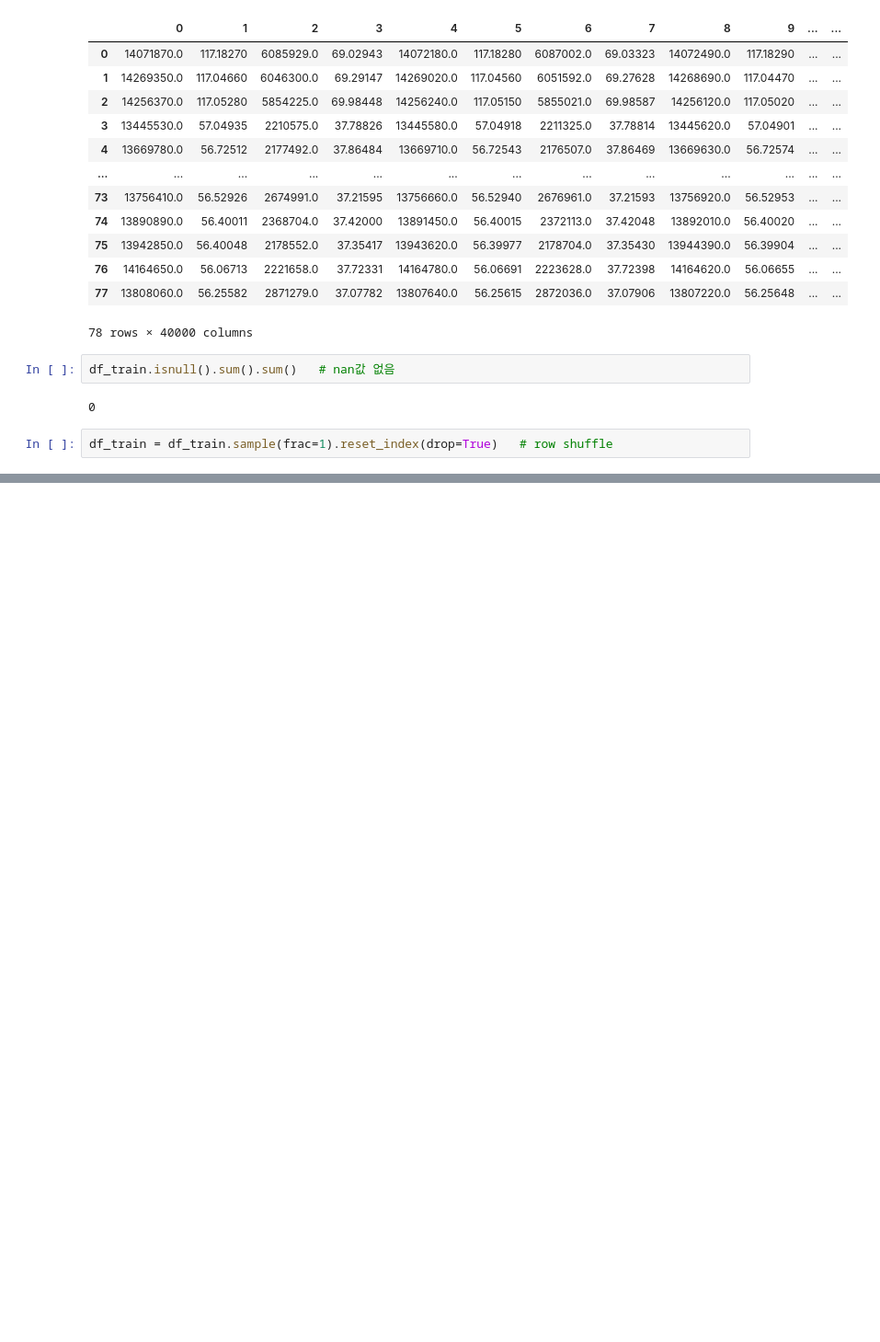
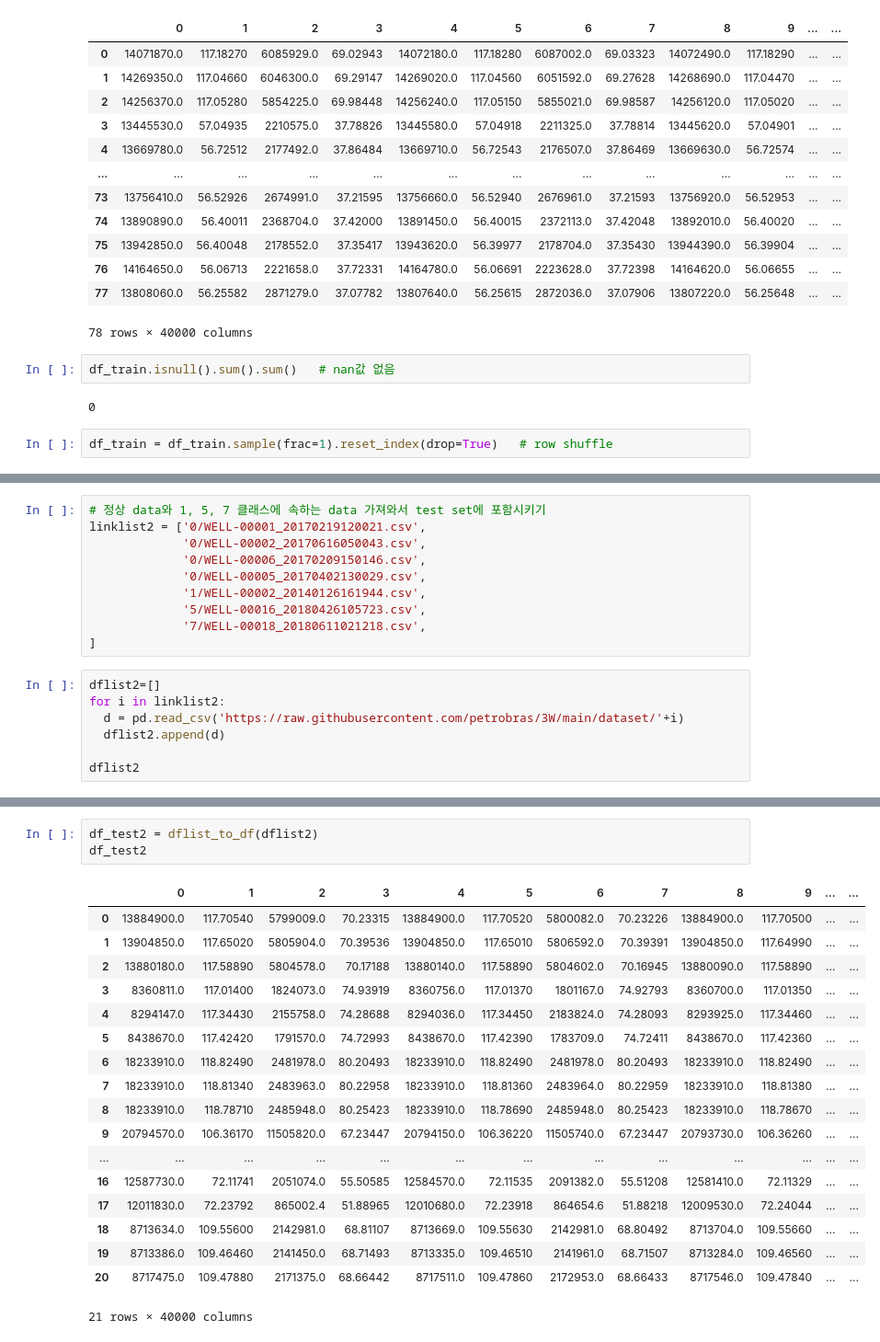
Before and after one commit to Felix-Silas/Oil_Extraction_Anomaly_Detection, a Jupyter notebook: 3rd_Anomaly.ipynb, the cells around one changed output, grey strips where cells are left out. Shown at 92% size. Drawn from its saved outputs; the diff is of its cells as text; blank space fills up the shorter version.

```diff
--- a/3rd_Anomaly.ipynb
+++ b/3rd_Anomaly.ipynb
@@ -164,0 +200,17 @@ df_train = df_train.sample(frac=1).reset_index(drop=True)   # row shuffle
+# %%
+# 정상 data와 1, 5, 7 클래스에 속하는 data 가져와서 test set에 포함시키기
+linklist2 = ['0/WELL-00001_20170219120021.csv',
+             '0/WELL-00002_20170616050043.csv',
+             '0/WELL-00006_20170209150146.csv',
+             '0/WELL-00005_20170402130029.csv',
+             '1/WELL-00002_20140126161944.csv',
+             '5/WELL-00016_20180426105723.csv',
+             '7/WELL-00018_20180611021218.csv',
+]
+# %%
+dflist2=[]
+for i in linklist2:
+  d = pd.read_csv('https://raw.githubusercontent.com/petrobras/3W/main/dataset/'+i)
+  dflist2.append(d)
+
+dflist2
@@ -164,0 +256,22 @@ df_train = df_train.sample(frac=1).reset_index(drop=True)   # row shuffle
+# %%
+df_test2 = dflist_to_df(dflist2)
+df_test2
+# %% [output]
+|  | 0 | 1 | 2 | 3 | 4 | 5 | 6 | 7 | 8 | 9 | ... | ... |
+| 0 | 13884900.0 | 117.70540 | 5799009.0 | 70.23315 | 13884900.0 | 117.70520 | 5800082.0 | 70.23226 | 13884900.0 | 117.70500 | ... | ... |
+| 1 | 13904850.0 | 117.65020 | 5805904.0 | 70.39536 | 13904850.0 | 117.65010 | 5806592.0 | 70.39391 | 13904850.0 | 117.64990 | ... | ... |
+| 2 | 13880180.0 | 117.58890 | 5804578.0 | 70.17188 | 13880140.0 | 117.58890 | 5804602.0 | 70.16945 | 13880090.0 | 117.58890 | ... | ... |
+| 3 | 8360811.0 | 117.01400 | 1824073.0 | 74.93919 | 8360756.0 | 117.01370 | 1801167.0 | 74.92793 | 8360700.0 | 117.01350 | ... | ... |
+| 4 | 8294147.0 | 117.34430 | 2155758.0 | 74.28688 | 8294036.0 | 117.34450 | 2183824.0 | 74.28093 | 8293925.0 | 117.34460 | ... | ... |
+| 5 | 8438670.0 | 117.42420 | 1791570.0 | 74.72993 | 8438670.0 | 117.42390 | 1783709.0 | 74.72411 | 8438670.0 | 117.42360 | ... | ... |
+| 6 | 18233910.0 | 118.82490 | 2481978.0 | 80.20493 | 18233910.0 | 118.82490 | 2481978.0 | 80.20493 | 18233910.0 | 118.82490 | ... | ... |
+| 7 | 18233910.0 | 118.81340 | 2483963.0 | 80.22958 | 18233910.0 | 118.81360 | 2483964.0 | 80.22959 | 18233910.0 | 118.81380 | ... | ... |
+| 8 | 18233910.0 | 118.78710 | 2485948.0 | 80.25423 | 18233910.0 | 118.78690 | 2485948.0 | 80.25423 | 18233910.0 | 118.78670 | ... | ... |
+| 9 | 20794570.0 | 106.36170 | 11505820.0 | 67.23447 | 20794150.0 | 106.36220 | 11505740.0 | 67.23447 | 20793730.0 | 106.36260 | ... | ... |
+| ... | ... | ... | ... | ... | ... | ... | ... | ... | ... | ... | ... | ... |
+| 16 | 12587730.0 | 72.11741 | 2051074.0 | 55.50585 | 12584570.0 | 72.11535 | 2091382.0 | 55.51208 | 12581410.0 | 72.11329 | ... | ... |
+| 17 | 12011830.0 | 72.23792 | 865002.4 | 51.88965 | 12010680.0 | 72.23918 | 864654.6 | 51.88218 | 12009530.0 | 72.24044 | ... | ... |
+| 18 | 8713634.0 | 109.55600 | 2142981.0 | 68.81107 | 8713669.0 | 109.55630 | 2142981.0 | 68.80492 | 8713704.0 | 109.55660 | ... | ... |
+| 19 | 8713386.0 | 109.46460 | 2141450.0 | 68.71493 | 8713335.0 | 109.46510 | 2141961.0 | 68.71507 | 8713284.0 | 109.46560 | ... | ... |
+| 20 | 8717475.0 | 109.47880 | 2171375.0 | 68.66442 | 8717511.0 | 109.47860 | 2172953.0 | 68.66433 | 8717546.0 | 109.47840 | ... | ... |
+21 rows × 40000 columns
```
Also changed, not shown: parts of 9 cells of this notebook.
